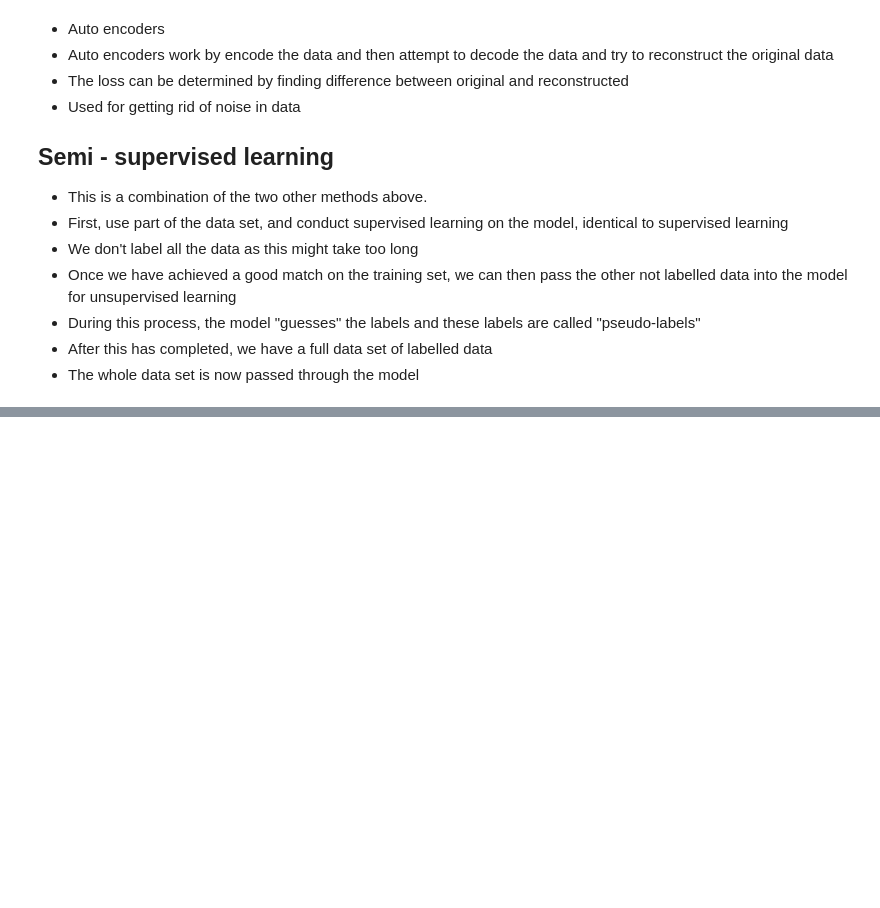
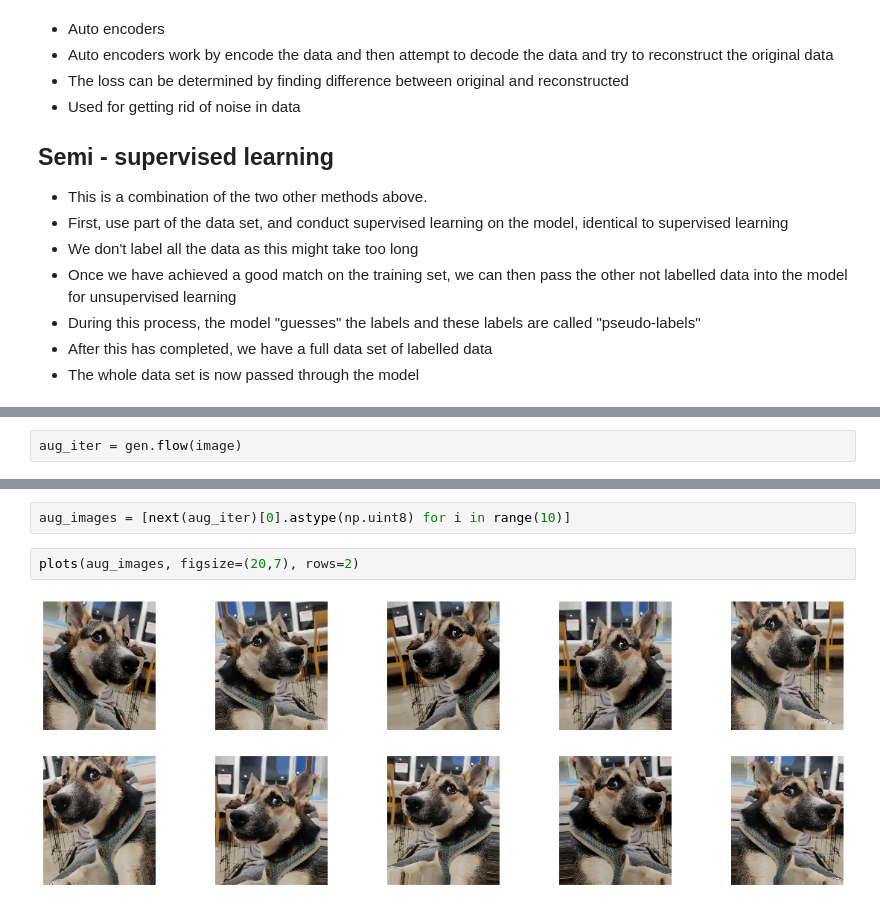
Before and after one commit to yuwei-1/Deep-learning, a Jupyter notebook: ANNs.ipynb, the cells around one changed output, grey strips where cells are left out. Drawn from its saved outputs; the diff is of its cells as text; blank space fills up the shorter version.

```diff
--- a/ANNs.ipynb
+++ b/ANNs.ipynb
@@ -212,0 +257,2 @@ NameError: name 'model' is not defined
+# %%
+aug_iter = gen.flow(image)
@@ -212,0 +263,6 @@ NameError: name 'model' is not defined
+# %%
+aug_images = [next(aug_iter)[0].astype(np.uint8) for i in range(10)]
+# %%
+plots(aug_images, figsize=(20,7), rows=2)
+# %% [output]
+[figure, added]
```
Also changed, not shown: parts of 18 cells of this notebook.
